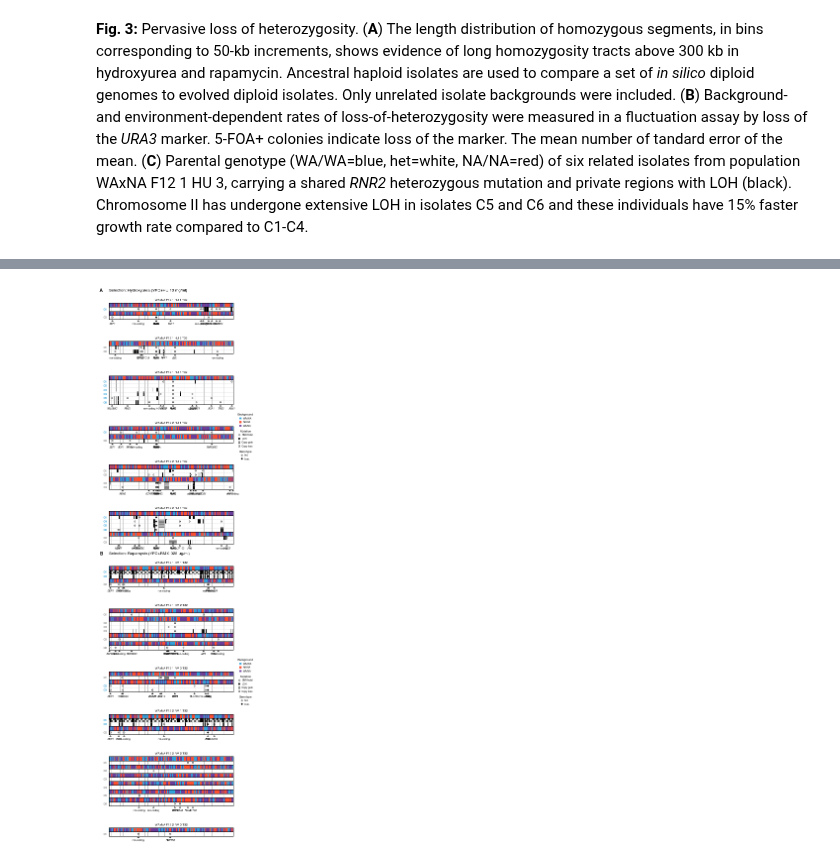
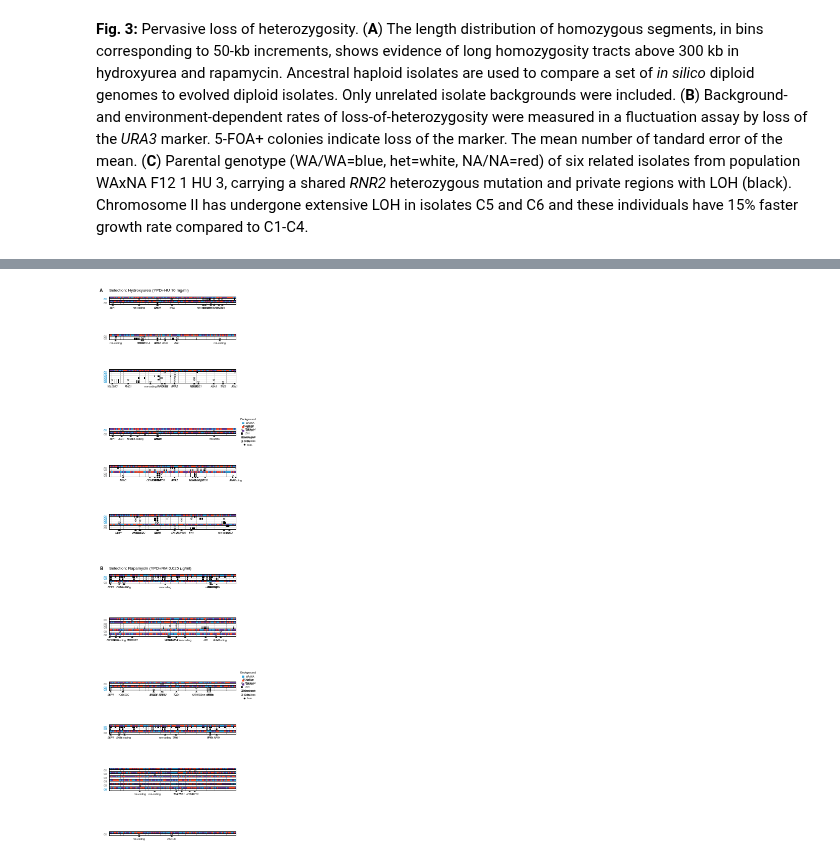
Before and after one commit to ivazquez/clonal-heterogeneity, a Jupyter notebook: src/figure3.ipynb, the cells around one changed output, grey strips where cells are left out. Drawn from its saved outputs; the diff is of its cells as text; code cells hidden in the pictures.

Commit message:
Updated figures at submission

```diff
--- a/src/figure3.ipynb
+++ b/src/figure3.ipynb
@@ -58,0 +91,5 @@ chr_coords.head()
+# %%
+# load data
+seq_loh_df = utils.load_data(dir_data+'seq/de-novo/seq_de_novo_loh.pickle')
+
+seq_loh_df.head()
@@ -78,5 +141,0 @@ loh_length_df.head()
-# %%
-# load data
-seq_loh_df = utils.load_data(dir_data+'seq/loh/seq_loh.pickle')
-
-seq_loh_df.head()
@@ -235,7 +235,11 @@ cmap = mpl.colors.ListedColormap([config.background['color']['NA/NA'],
 bounds=[0,1,2]
 norm = mpl.colors.BoundaryNorm(bounds, cmap.N)
 
-sdn = seq_dn_df.ix['HU','WAxNA_F12_1_HU_3_T32']
+seq_dn_df_sliced = pd.pivot_table(seq_dn_df,
+                                  index=['selection','population','time','set','clone','lineage','type'],
+                                  columns=['chr_arabic','chr_roman','pos','gene'])['genotype']
+
+sdn = seq_dn_df_sliced.ix['HU','WAxNA_F12_1_HU_3',32]
 
 ### consensus genotype ###
 indexer = [slice(None)]*len(sdn.index.names)
@@ -308,7 +312,7 @@ ax4.set_xticklabels(chr_coords.chr_arabic.apply(utils.int_to_roman))
 xgrid=[xst+1. for xst in list(set(xstart))]
 [ax4.axvline(g, lw=0.5, ls="-", color="gray") for g in xgrid]
 
-ylabels = gl.index.get_level_values('clone')
+ylabels = gl.index.get_level_values('clone').map(str)
 ax4.set_yticks(np.arange(len(ylabels)) + 0.5)
 ax4.set_yticklabels('C' + ylabels, fontweight='bold', va='center')
 [ax4.axhline(g, lw=0.5, ls="-", color="lightgray") for g in np.arange(len(ylabels))]
@@ -371,9 +537,13 @@ plt.show()
 # %%
+# keep evolved isolates only
+seq_dn_df_sliced = seq_dn_df[(seq_dn_df['type'].isin(['consensus','copy_number','loh','de novo'])) & \
+                             (seq_dn_df['time']==32)]
+
+seq_dn_df_sliced = pd.pivot_table(seq_dn_df_sliced,
+                                  index=['selection','population','time','set','clone','lineage','type','ploidy'],
+                                  columns=['chr_arabic','chr_roman','pos','gene'])['genotype']
+
 fig = plt.figure(figsize=(4, 18), dpi=300)
-
-indexer = [slice(None)]*len(seq_dn_df.index.names)
-indexer[seq_dn_df.index.names.index('type')] = ['consensus','loh']
-seq_dn_df_sliced = seq_dn_df.loc[tuple(indexer),:].dropna(axis=1, how='all')
 
 shape = pd.DataFrame({k:
 x.shape for k,x in seq_dn_df_sliced.groupby(level=['selection','population'])
@@ -384,7 +554,7 @@ grid = gridspec.GridSpec(len(ygrid), 1, height_ratios=ygrid, hspace=0.9)
 
 gs = {}
 
-for ii, ((e,p), sdf) in enumerate(seq_dn_df.groupby(level=['selection','population'])):
+for ii, ((e,p), sdf) in enumerate(seq_dn_df_sliced.groupby(level=['selection','population'])):
 
     idx = 0
 
@@ -420,14 +590,14 @@ for ii, ((e,p), sdf) in enumerate(seq_dn_df.groupby(level=['selection','populati
             bounds = [0,1,2]
             norm = mpl.colors.BoundaryNorm(bounds, cmap.N)
 
-            title = (p.replace('_',' ') if jj==0 else '')
+            title = ''
             xlabel= ''
             ylabel= ''
             xticklabels = []
             yticklabels = []
 
             plot.heatmap(np.r_[x, x.max()+1], np.r_[y, y.max()+1], data,
-                         ax1, '', xlabel, ylabel, xticklabels, yticklabels, cmap=cmap, vmin=data.min(), vmax=data.max())
+                         ax1, title, xlabel, ylabel, xticklabels, yticklabels, cmap=cmap, vmin=data.min(), vmax=data.max())
 
             ax1.set_title(title, fontsize=6)
 
@@ -455,24 +625,25 @@ for ii, ((e,p), sdf) in enumerate(seq_dn_df.groupby(level=['selection','populati
             lineage = gl.index.get_level_values('lineage').unique()[0]
             ax2.tick_params(axis='y', colors=config.lineages[lineage]['fill'], width=5, which='both')
 
-        ### copy number ###
-        indexer = [slice(None)]*len(jdf.index.names)
-        indexer[jdf.index.names.index('type')] = ['copy_number']
-        gc = jdf.loc[tuple(indexer),:].dropna(axis=1, how='all')
+#         ### copy number ###
+#         indexer = [slice(None)]*len(jdf.index.names)
+#         indexer[jdf.index.names.index('type')] = ['copy_number']
+#         gc = jdf.loc[tuple(indexer),:].dropna(axis=1, how='all')
 
-        x = gc.columns.get_level_values('pos').values
-        y = np.arange(len(gc.index.get_level_values('clone')))
-        data = gc.values
+#         if len(gc) > 0:
+#             x = gc.columns.get_level_values('pos').values
+#             y = np.arange(len(gc.index.get_level_values('clone')))
+#             data = gc.values
 
-        cmap = mpl.colors.ListedColormap(['none','w','none'])
-        bounds = [1,2,3]
-        norm = mpl.colors.BoundaryNorm(bounds, cmap.N)
+#             cmap = mpl.colors.ListedColormap(['none','w','none'])
+#             bounds = [1,2,3]
+#             norm = mpl.colors.BoundaryNorm(bounds, cmap.N)
 
-        for cn, hatch in zip([1, 3], ['xxx','-----']):
+#             for cn, hatch in zip([1, 3], ['xxx','-----']):
 
-            plot.heatmap(np.r_[x, x.max()+1], np.r_[y, y.max()+1],
-                         np.ma.masked_array(data, data!=cn),
-                         ax2, '', '', '', [], [], cmap=cmap, hatch=hatch, vmin=1, vmax=3)
+#                 plot.heatmap(np.r_[x, x.max()+1], np.r_[y, y.max()+1],
+#                              np.ma.masked_array(data, data!=cn),
+#                              ax2, '', '', '', [], [], cmap=cmap, hatch=hatch, vmin=1, vmax=3)
 
         ### de novo mutations ###
         indexer = [slice(None)]*len(jdf.index.names)
@@ -503,7 +674,7 @@ for ii, ((e,p), sdf) in enumerate(seq_dn_df.groupby(level=['selection','populati
         xgrid=[xst+1. for xst in list(set(xstart))]
         [ax2.axvline(g, lw=0.5, ls="-", color="gray") for g in xgrid]
 
-        ylabels = gl.index.get_level_values('clone')
+        ylabels = gl.index.get_level_values('clone').map(str)
         ax2.set_yticks(np.arange(len(ylabels)) + 0.5, minor=False)
         ax2.set_yticklabels('C' + ylabels, fontweight='bold', va='center', minor=False)
         [ax2.axhline(g, lw=0.5, ls="-", color="lightgray") for g in np.arange(len(ylabels))]
@@ -525,20 +696,21 @@ for ii, ((e,p), sdf) in enumerate(seq_dn_df.groupby(level=['selection','populati
                            weight=('bold' if l in ['RNR2','RNR4','FPR1','TOR1'] else 'normal'))
 
 # set panel labels
-ax1 = plt.subplot(gs['HU','WAxNA_F12_1_HU_1_T32'][(0,0)])
+ax1 = plt.subplot(gs['HU','WAxNA_F12_1_HU_1'][(0,0)])
 ax1.text(-0.05, 4,  chr(ord('A')), transform=ax1.transAxes,
          fontsize=9, fontweight='bold', va='center', ha='right')
 ax1.text(0, 4, 'Selection: %s' % config.selection['long_label']['HU'],
          transform=ax1.transAxes, fontsize=8, va='center', ha='left')
 
-ax1 = plt.subplot(gs['RM','WAxNA_F12_1_RM_1_T32'][(0,0)])
+ax1 = plt.subplot(gs['RM','WAxNA_F12_1_RM_1'][(0,0)])
 ax1.text(-0.05, 4,  chr(ord('B')), transform=ax1.transAxes,
          fontsize=9, fontweight='bold', va='center', ha='right')
 ax1.text(0, 4, 'Selection: %s' % config.selection['long_label']['RM'],
          transform=ax1.transAxes, fontsize=8, va='center', ha='left')
 
 # set legend
-for k, xy in zip([('HU','WAxNA_F12_2_HU_1_T32'),('RM','WAxNA_F12_1_RM_3_T32')],[(2,0),(2,0)]):
+for k, xy in zip([('HU','WAxNA_F12_2_HU_1'),('RM','WAxNA_F12_1_RM_3')],[(2,0),(2,0)]):
+
     ax3 = plt.subplot(gs[k][(0,0)])
 
     wt_artist = patches.Rectangle((0,0), width=1, height=1, color=config.background['color']['WA/WA'])
@@ -565,35 +737,35 @@ for k, xy in zip([('HU','WAxNA_F12_2_HU_1_T32'),('RM','WAxNA_F12_1_RM_3_T32')],[
                       frameon=False, loc='center',
                       borderaxespad=0, handlelength=0.75,
                       title='Mutation', prop={'size':5})
 
     het_artist = lines.Line2D((0,1),(0,0), mec='k', mfc=config.genotype['color'][1],
                               marker='o', markersize=3, linestyle='')
     hom_artist = lines.Line2D((0,1),(0,0), mec='k', mfc=config.genotype['color'][2],
                               marker='o', markersize=3, linestyle='')
 
     leg3 = ax4.legend([het_artist,hom_artist],
                       ['het.','hom.'],
                       bbox_to_anchor=(1.1, -4), ncol=1,
                       frameon=False, loc='center',
                       borderaxespad=0, handlelength=0.75,
                       title='Genotype', prop={'size':5})
 
     ax4.add_artist(leg2)
 
     for leg in [leg1,leg2,leg3]:
         plt.setp(leg.get_title(),fontsize=6)
 
 # axes limits
 for ax in fig.get_axes():
     ax.xaxis.label.set_size(6)
     ax.yaxis.label.set_size(6)
     ax.tick_params(axis='both', which='major', size=2, labelsize=6)
     ax.tick_params(axis='both', which='minor', size=1, labelsize=4)
 
-fig.savefig(dir_supp+'figures/supp_figure_seq_loh/supp_figure_seq_loh.pdf', dpi=300, bbox_inches='tight')
-fig.savefig(dir_supp+'figures/supp_figure_seq_loh/supp_figure_seq_loh.png', dpi=300, bbox_inches='tight')
-fig.savefig(dir_supp+'figures/supp_figure_seq_loh/supp_figure_seq_loh.svg', dpi=300, bbox_inches='tight')
+fig.savefig(dir_supp+'figures/supp_figure_seq_clones/supp_figure_seq_evolved_clones.pdf', dpi=300, bbox_inches='tight')
+fig.savefig(dir_supp+'figures/supp_figure_seq_clones/supp_figure_seq_evolved_clones.png', dpi=300, bbox_inches='tight')
+fig.savefig(dir_supp+'figures/supp_figure_seq_clones/supp_figure_seq_evolved_clones.svg', dpi=300, bbox_inches='tight')
 plt.show()
 # %% [output]
-[figure, old version]
+[figure, new version]
 # %% [markdown]
```
Also changed, not shown: parts of 17 cells of this notebook, 10 other files.
